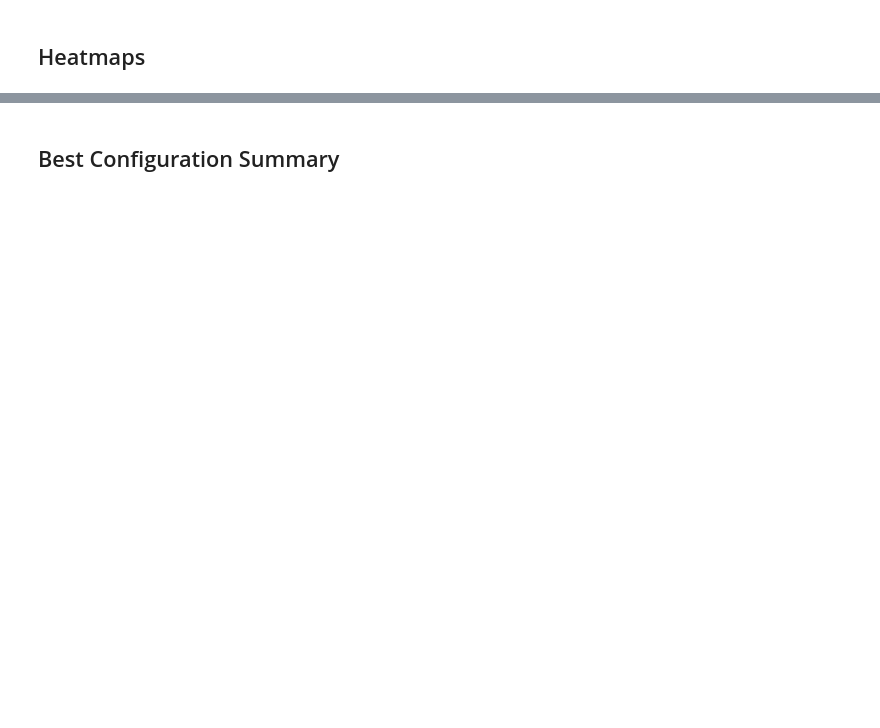
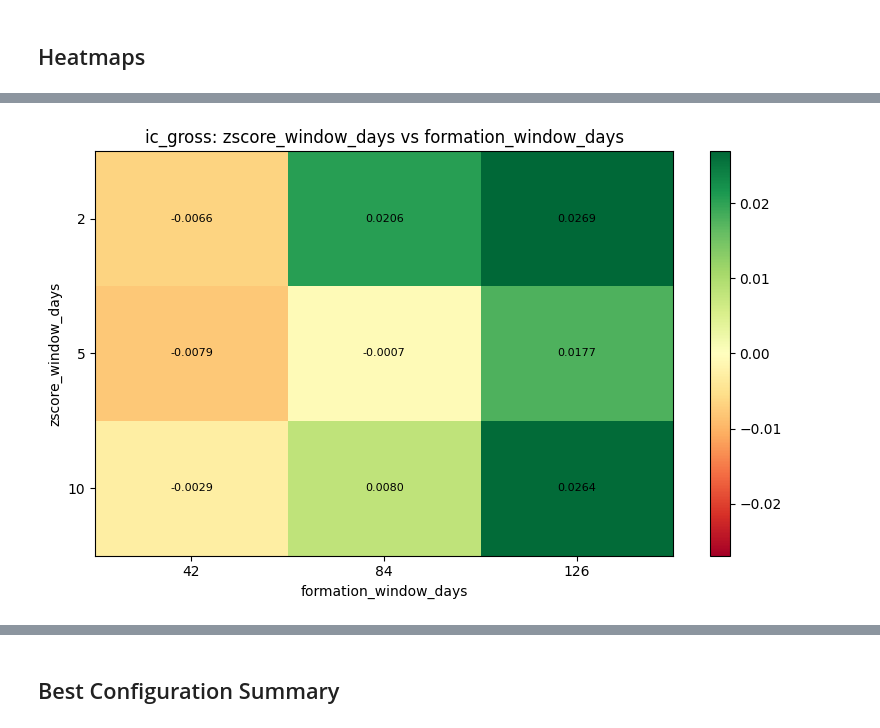
Before and after one commit to erevtsov/stat-arb, a Jupyter notebook: notebooks/parameter_search.ipynb, the cells around one changed output, grey strips where cells are left out. Drawn from its saved outputs; the diff is of its cells as text; code cells hidden in the pictures; blank space fills up the shorter version.

```diff
--- a/notebooks/parameter_search.ipynb
+++ b/notebooks/parameter_search.ipynb
@@ -332,0 +350,4 @@ plt.show()
+# %%
+double_sort(results_df, 'zscore_window_days', 'formation_window_days', 'ic_gross')
+# %% [output]
+[figure, added]
```
Also changed, not shown: parts of 17 cells of this notebook.
